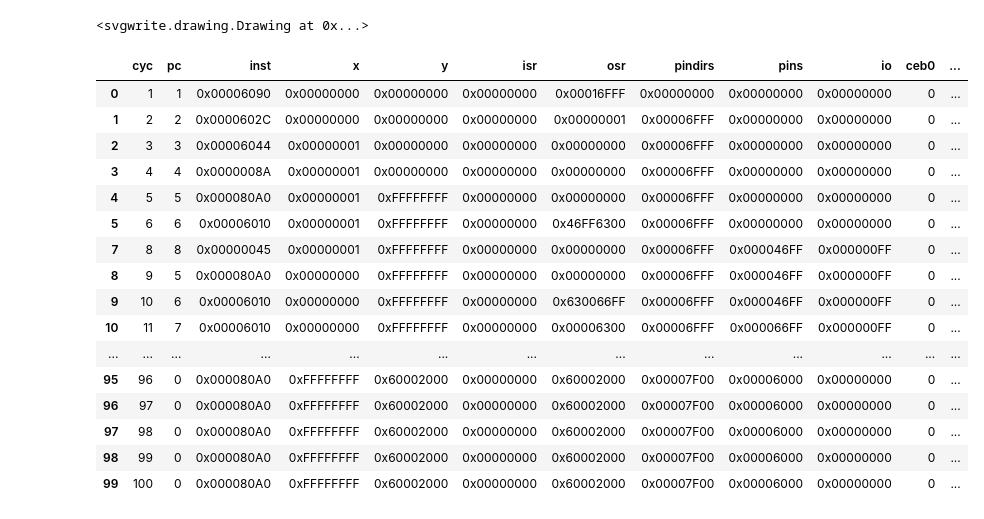
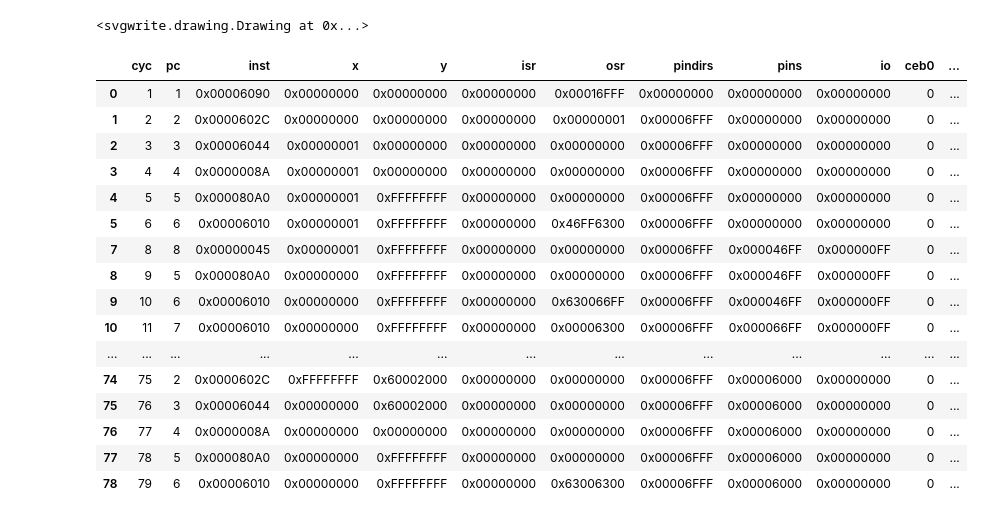
Before and after one commit to wipeseals/broccoli, a Jupyter notebook: misc/pio-nandio/pio-nandio.ipynb, the cells around one changed output. Cells and saved outputs as stored; diff of their text form; code cells hidden in the pictures.

```diff
--- a/misc/pio-nandio/pio-nandio.ipynb
+++ b/misc/pio-nandio/pio-nandio.ipynb
@@ -501,6 +501,10 @@ init_pin_state = (
 # cs=1対応する場合は切り替え
 cs_assert = gen_ceb_bits(select_cs=0)
 
+# /RE, /WE無効, CLE, ALE 無効
+init_pin_with_cs = (
+    bit_on(NandPinAssign.Reb.value) | bit_on(NandPinAssign.Web.value) | cs_assert
+)
 # edge生成用にL/Hを組み合わせて使う
 cmd_latch_0 = bit_on(NandPinAssign.Cle.value) | bit_on(NandPinAssign.Reb.value)  # CLE
 cmd_latch_1 = (
@@ -577,7 +581,7 @@ tx_fifo_entries = [
     ),
     combine_halfword(
         low=0x00 | addr_latch_1 | cs_assert,
-        high=init_pin_state,
+        high=init_pin_with_cs,  # readに続けるのでCSは維持
     ),
     #############################################
     ### Read: 5byte ###
@@ -585,14 +589,27 @@ tx_fifo_entries = [
         cmd=BroccoliNandIoCommand.Read, pindirs=read_pin_dir, transfer_count=5
     ),
     combine_halfword(
-        low=bit_on(NandPinAssign.Web.value), # data_read_en
-        high=bit_on(NandPinAssign.Reb.value) | bit_on(NandPinAssign.Web.value), # data_read_dis
+        low=bit_on(NandPinAssign.Web.value),  # data_read_en
+        high=bit_on(NandPinAssign.Reb.value)
+        | bit_on(NandPinAssign.Web.value),  # data_read_dis
     ),
-]
+   #############################################
+    ### init pin ###
+    gen_bnio_cmd(
+        cmd=BroccoliNandIoCommand.Bitbang, pindirs=write_pin_dir, transfer_count=1
+    ),
+    # init pin state
+    combine_halfword(
+        low=init_pin_state,
+        high=init_pin_state,
+    ),
+ ]
 
 # PIO Assembler
 program = Path("broccoli-nandio.pio").read_text(encoding="utf-8")
-result = emulate_pio(program, test_cycles=100, tx_fifo_entries=tx_fifo_entries, dequeue_period_cyc=16)
+result = emulate_pio(
+    program, test_cycles=100, tx_fifo_entries=tx_fifo_entries, dequeue_period_cyc=16
+)
 
 print(
     f"tx_fifo_entries: {[str(i) + ':' + hex(x) for i, x in enumerate(result.tx_fifo_entries)]}"
@@ -620,20 +637,20 @@ tx_fifo_entries: ['0:0x16fff', '1:0x46ff6300', '2:0x630066ff', '3:0x26fff', '4:0
 rx_fifo: [0]
 wavedrom_src: {"signal": [["pio", ["ctrl", {"name": "cyc", "wave": "====================================================================================================", "data": [1, 2, 3, 4, 5, 6, 7, ...
 <svgwrite.drawing.Drawing at 0x...>
 |  | cyc | pc | inst | x | y | isr | osr | pindirs | pins | io | ceb0 | ... |
 | 0 | 1 | 1 | 0x00006090 | 0x00000000 | 0x00000000 | 0x00000000 | 0x00016FFF | 0x00000000 | 0x00000000 | 0x00000000 | 0 | ... |
 | 1 | 2 | 2 | 0x0000602C | 0x00000000 | 0x00000000 | 0x00000000 | 0x00000001 | 0x00006FFF | 0x00000000 | 0x00000000 | 0 | ... |
 | 2 | 3 | 3 | 0x00006044 | 0x00000001 | 0x00000000 | 0x00000000 | 0x00000000 | 0x00006FFF | 0x00000000 | 0x00000000 | 0 | ... |
 | 3 | 4 | 4 | 0x0000008A | 0x00000001 | 0x00000000 | 0x00000000 | 0x00000000 | 0x00006FFF | 0x00000000 | 0x00000000 | 0 | ... |
 | 4 | 5 | 5 | 0x000080A0 | 0x00000001 | 0xFFFFFFFF | 0x00000000 | 0x00000000 | 0x00006FFF | 0x00000000 | 0x00000000 | 0 | ... |
 | 5 | 6 | 6 | 0x00006010 | 0x00000001 | 0xFFFFFFFF | 0x00000000 | 0x46FF6300 | 0x00006FFF | 0x00000000 | 0x00000000 | 0 | ... |
 | 7 | 8 | 8 | 0x00000045 | 0x00000001 | 0xFFFFFFFF | 0x00000000 | 0x00000000 | 0x00006FFF | 0x000046FF | 0x000000FF | 0 | ... |
 | 8 | 9 | 5 | 0x000080A0 | 0x00000000 | 0xFFFFFFFF | 0x00000000 | 0x00000000 | 0x00006FFF | 0x000046FF | 0x000000FF | 0 | ... |
 | 9 | 10 | 6 | 0x00006010 | 0x00000000 | 0xFFFFFFFF | 0x00000000 | 0x630066FF | 0x00006FFF | 0x000046FF | 0x000000FF | 0 | ... |
 | 10 | 11 | 7 | 0x00006010 | 0x00000000 | 0xFFFFFFFF | 0x00000000 | 0x00006300 | 0x00006FFF | 0x000066FF | 0x000000FF | 0 | ... |
 | ... | ... | ... | ... | ... | ... | ... | ... | ... | ... | ... | ... | ... |
-| 95 | 96 | 0 | 0x000080A0 | 0xFFFFFFFF | 0x60002000 | 0x00000000 | 0x60002000 | 0x00007F00 | 0x00006000 | 0x00000000 | 0 | ... |
-| 96 | 97 | 0 | 0x000080A0 | 0xFFFFFFFF | 0x60002000 | 0x00000000 | 0x60002000 | 0x00007F00 | 0x00006000 | 0x00000000 | 0 | ... |
-| 97 | 98 | 0 | 0x000080A0 | 0xFFFFFFFF | 0x60002000 | 0x00000000 | 0x60002000 | 0x00007F00 | 0x00006000 | 0x00000000 | 0 | ... |
-| 98 | 99 | 0 | 0x000080A0 | 0xFFFFFFFF | 0x60002000 | 0x00000000 | 0x60002000 | 0x00007F00 | 0x00006000 | 0x00000000 | 0 | ... |
-| 99 | 100 | 0 | 0x000080A0 | 0xFFFFFFFF | 0x60002000 | 0x00000000 | 0x60002000 | 0x00007F00 | 0x00006000 | 0x00000000 | 0 | ... |
+| 74 | 75 | 2 | 0x0000602C | 0xFFFFFFFF | 0x60002000 | 0x00000000 | 0x00000000 | 0x00006FFF | 0x00006000 | 0x00000000 | 0 | ... |
+| 75 | 76 | 3 | 0x00006044 | 0x00000000 | 0x60002000 | 0x00000000 | 0x00000000 | 0x00006FFF | 0x00006000 | 0x00000000 | 0 | ... |
+| 76 | 77 | 4 | 0x0000008A | 0x00000000 | 0x00000000 | 0x00000000 | 0x00000000 | 0x00006FFF | 0x00006000 | 0x00000000 | 0 | ... |
+| 77 | 78 | 5 | 0x000080A0 | 0x00000000 | 0xFFFFFFFF | 0x00000000 | 0x00000000 | 0x00006FFF | 0x00006000 | 0x00000000 | 0 | ... |
+| 78 | 79 | 6 | 0x00006010 | 0x00000000 | 0xFFFFFFFF | 0x00000000 | 0x63006300 | 0x00006FFF | 0x00006000 | 0x00000000 | 0 | ... |
```
Also changed, not shown: parts of 1 cell of this notebook.
